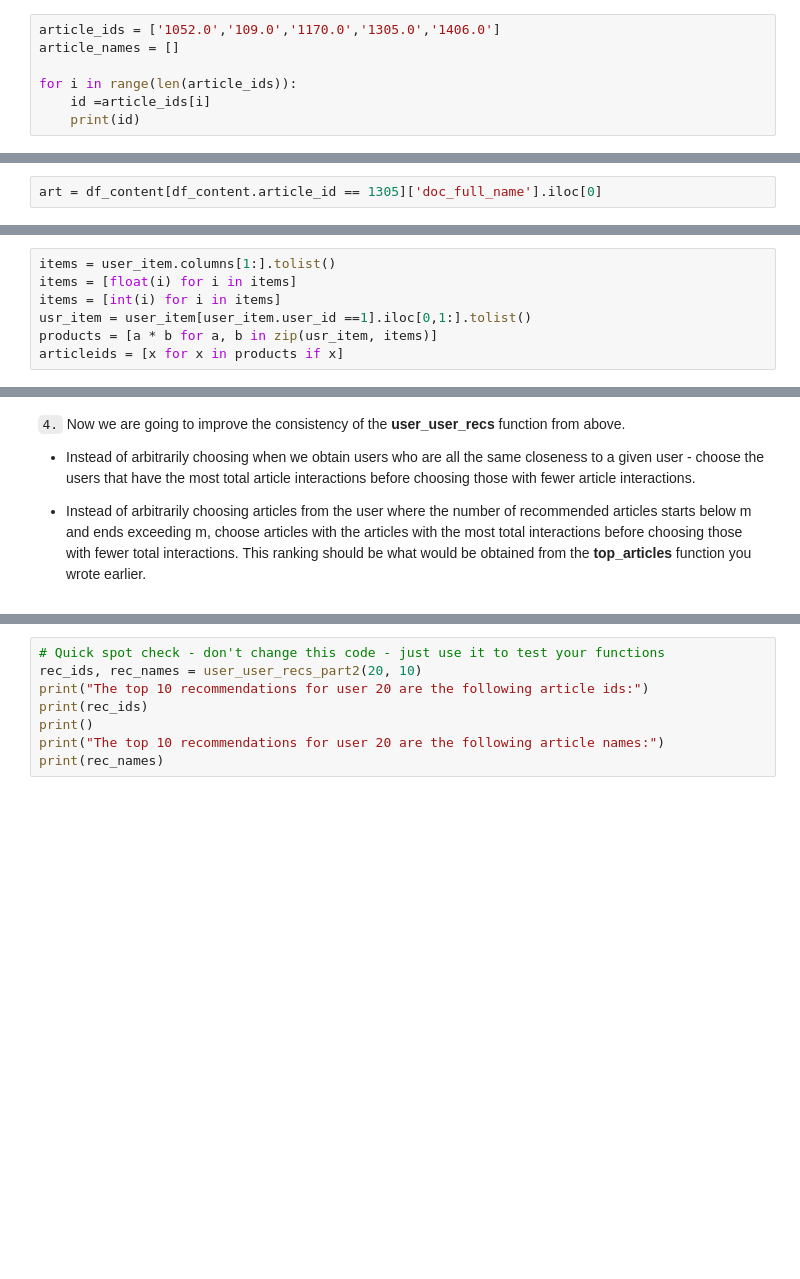
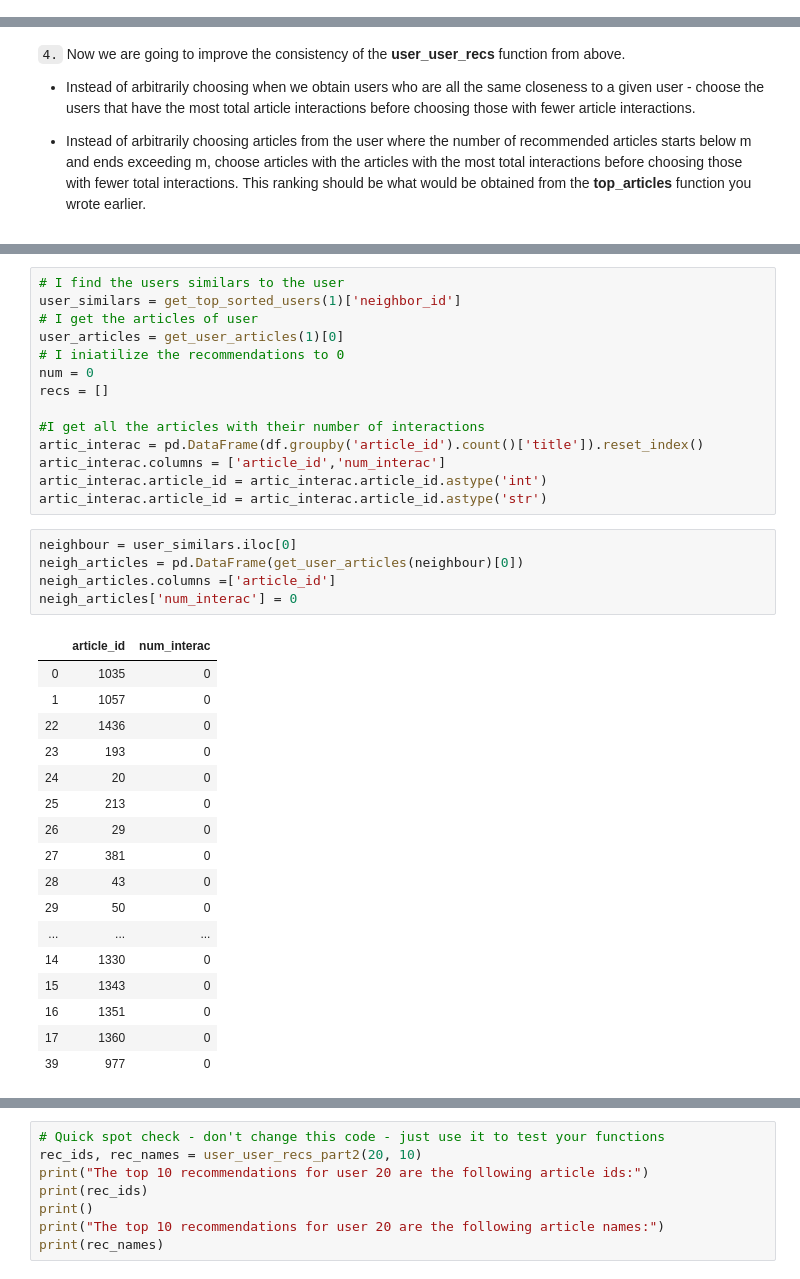
Before and after one commit to canceleiro/IBM-Recommendation-Engine, a Jupyter notebook: Recommendations_with_IBM.ipynb, the cells around one changed output, grey strips where cells are left out. Drawn from its saved outputs; the diff is of its cells as text; blank space fills up the shorter version.

```diff
--- a/Recommendations_with_IBM.ipynb
+++ b/Recommendations_with_IBM.ipynb
@@ -406,7 +338,0 @@ len(usr_item)
-# %%
-article_ids = ['1052.0','109.0','1170.0','1305.0','1406.0']
-article_names = []
-
-for i in range(len(article_ids)):
-    id =article_ids[i]
-    print(id)
@@ -431,2 +338,0 @@ Name: article_id, dtype: float64
-# %%
-art = df_content[df_content.article_id == 1305]['doc_full_name'].iloc[0]
@@ -435,7 +338,0 @@ IndexError: single positional indexer is out-of-bounds
-# %%
-items = user_item.columns[1:].tolist()
-items = [float(i) for i in items]
-items = [int(i) for i in items]
-usr_item = user_item[user_item.user_id ==1].iloc[0,1:].tolist()
-products = [a * b for a, b in zip(usr_item, items)]
-articleids = [x for x in products if x]
@@ -695,0 +568,37 @@ def user_user_recs_part2(user_id, m=10):
+# %%
+# I find the users similars to the user
+user_similars = get_top_sorted_users(1)['neighbor_id']
+# I get the articles of user
+user_articles = get_user_articles(1)[0]
+# I iniatilize the recommendations to 0
+num = 0
+recs = []
+
+#I get all the articles with their number of interactions
+artic_interac = pd.DataFrame(df.groupby('article_id').count()['title']).reset_index()
+artic_interac.columns = ['article_id','num_interac']
+artic_interac.article_id = artic_interac.article_id.astype('int')
+artic_interac.article_id = artic_interac.article_id.astype('str')
+# %%
+neighbour = user_similars.iloc[0]
+neigh_articles = pd.DataFrame(get_user_articles(neighbour)[0])
+neigh_articles.columns =['article_id']
+neigh_articles['num_interac'] = 0
+# %% [output]
+|  | article_id | num_interac |
+| 0 | 1035 | 0 |
+| 1 | 1057 | 0 |
+| 22 | 1436 | 0 |
+| 23 | 193 | 0 |
+| 24 | 20 | 0 |
+| 25 | 213 | 0 |
+| 26 | 29 | 0 |
+| 27 | 381 | 0 |
+| 28 | 43 | 0 |
+| 29 | 50 | 0 |
+| ... | ... | ... |
+| 14 | 1330 | 0 |
+| 15 | 1343 | 0 |
+| 16 | 1351 | 0 |
+| 17 | 1360 | 0 |
+| 39 | 977 | 0 |
```
Also changed, not shown: parts of 41 cells of this notebook.
